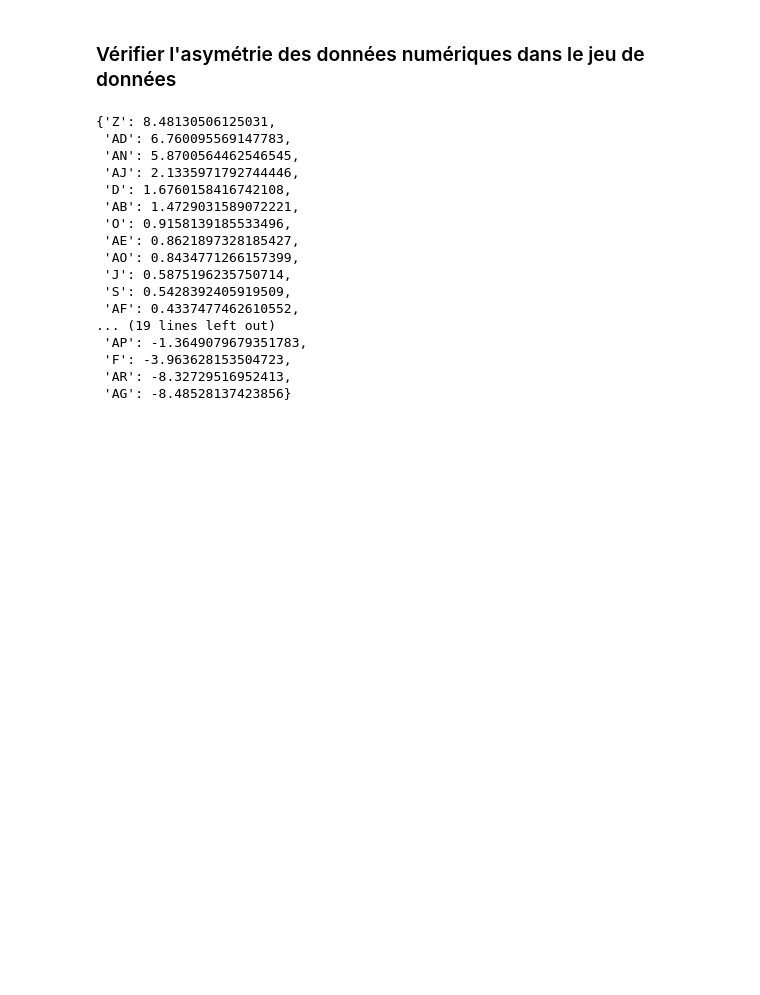
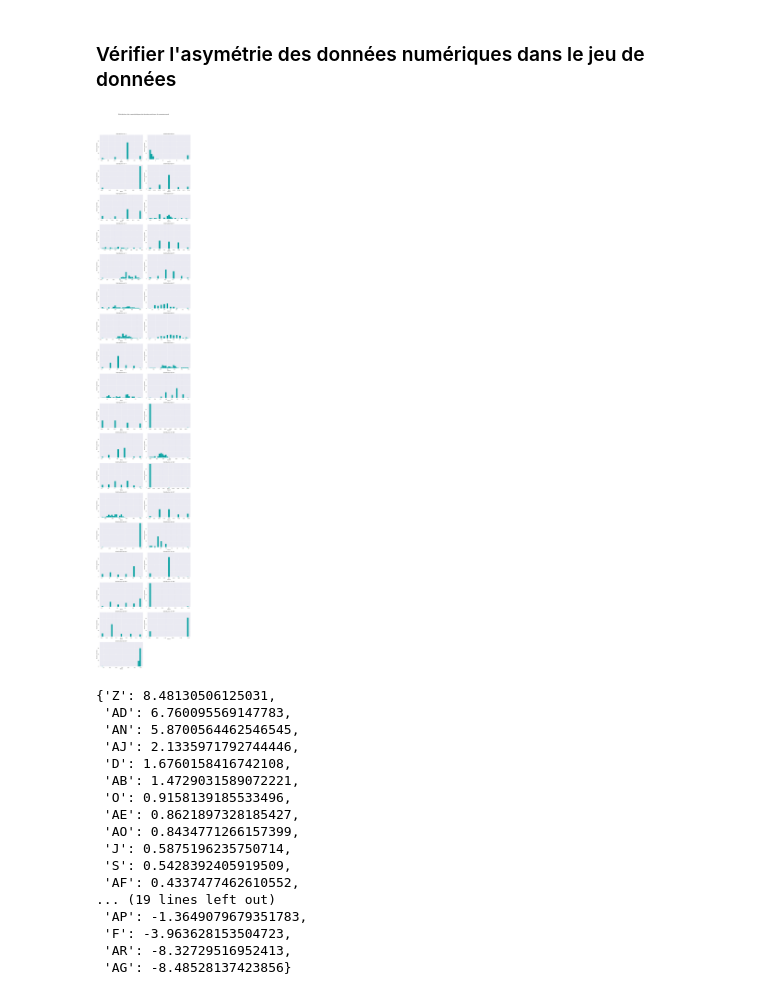
Before and after one commit to beryl-07/data-science-mini-project, a Jupyter notebook: exercice-1.ipynb, the cells around one changed output. Drawn from its saved outputs; the diff is of its cells as text; code cells hidden in the pictures; blank space fills up the shorter version.

```diff
--- a/exercice-1.ipynb
+++ b/exercice-1.ipynb
@@ -40,13 +25,12 @@ dtype: int64
 # %% [markdown]
 ### Renommer les colonnes
 # %%
-df1 = pd.read_excel('./data/exercice_1/data_Ciment.xlsx', sheet_name=1, usecols=[0, 1], nrows=44, header=None)
-columns = {}
-for col in df1.to_dict(orient='records'):
-    if col[0] == "AC":
-        columns["AV"] = col[1]
-    else:
-        columns[col[0]] = col[1]
+# df1 = pd.read_excel('./data/exercice_1/data_Ciment.xlsx', sheet_name=1, usecols=[0, 1], nrows=44, header=None)
+# columns = {}
+# for col in df1.to_dict(orient='records'):
+#     if col[0] == "AC":
+#         columns["AV"] = col[1]
+#     else:
+#         columns[col[0]] = col[1]
 # df.rename(columns=columns, inplace=True)
-# df.head()
-columns
+# df.columns
@@ -149,25 +115,27 @@ num_col = df.dtypes[df.dtypes != 'object'].index
 num_features = len(num_col)
 rows = (num_features + 1) // 2  # Two columns per row
 # %%
-# # Create the figure
-# fig = plt.figure(figsize=(16, rows * 5))
-#
-# # Affichage de l'asymétrie des données
-# for i, feature in enumerate(df[num_col]):
-#     ax = fig.add_subplot(rows, 2, i+1)
-#     ax.hist(df[feature], bins = 25, color = '#00A0A0')
-#     ax.set_title("Distribution de '%s'"%(feature), fontsize = 14)
-#     ax.set_xlabel("Valeur")
-#     ax.set_ylabel("Nombre d'entrées")
-#     ax.set_ylim((0, df.shape[0]))
-#     ax.set_yticks([b for b in range(0, df.shape[0], max(1, df.shape[0] // 4))])
-#     # ax.set_yticklabels([b for b in range(0, df.shape[0], df.shape[0]/4)])
-#
-# # Tracé aesthetics
-# fig.suptitle("Distributions des caractéristiques de données continues du recensemment", fontsize = 16, y = 1.03)
-#
-# fig.tight_layout()
-# plt.show()
+# Create the figure
+fig = plt.figure(figsize=(16, rows * 5))
+
+# Affichage de l'asymétrie des données
+for i, feature in enumerate(df[num_col]):
+    ax = fig.add_subplot(rows, 2, i+1)
+    ax.hist(df[feature], bins = 25, color = '#00A0A0')
+    ax.set_title("Distribution de '%s'"%(feature), fontsize = 14)
+    ax.set_xlabel("Valeur")
+    ax.set_ylabel("Nombre d'entrées")
+    ax.set_ylim((0, df.shape[0]))
+    ax.set_yticks([b for b in range(0, df.shape[0], max(1, df.shape[0] // 4))])
+    # ax.set_yticklabels([b for b in range(0, df.shape[0], df.shape[0]/4)])
+
+# Tracé aesthetics
+fig.suptitle("Distributions des caractéristiques de données continues du recensemment", fontsize = 16, y = 1.03)
+
+fig.tight_layout()
+plt.show()
+# %% [output]
+[figure, added]
 # %%
 # Calcul de l'asymétrie et ordonancer
 skew_feats = df[num_col].skew().sort_values(ascending=False)
```
Also changed, not shown: parts of 17 cells of this notebook.
